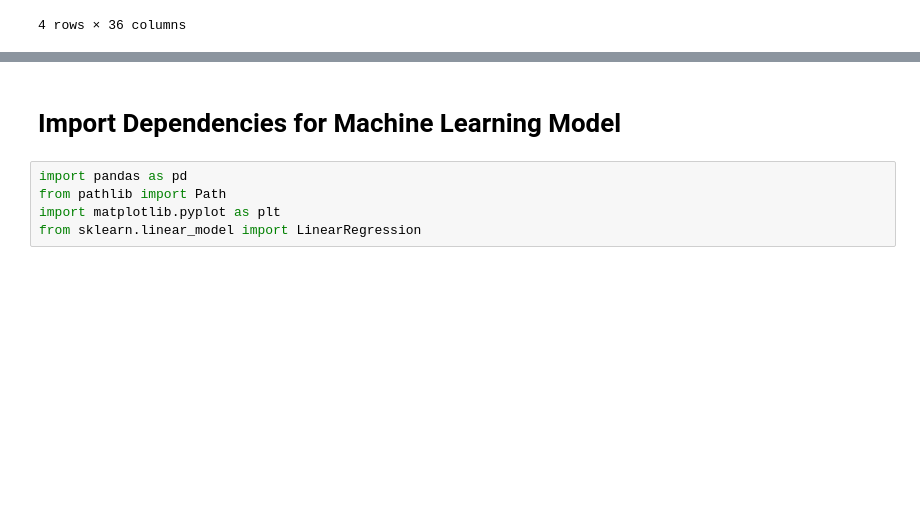
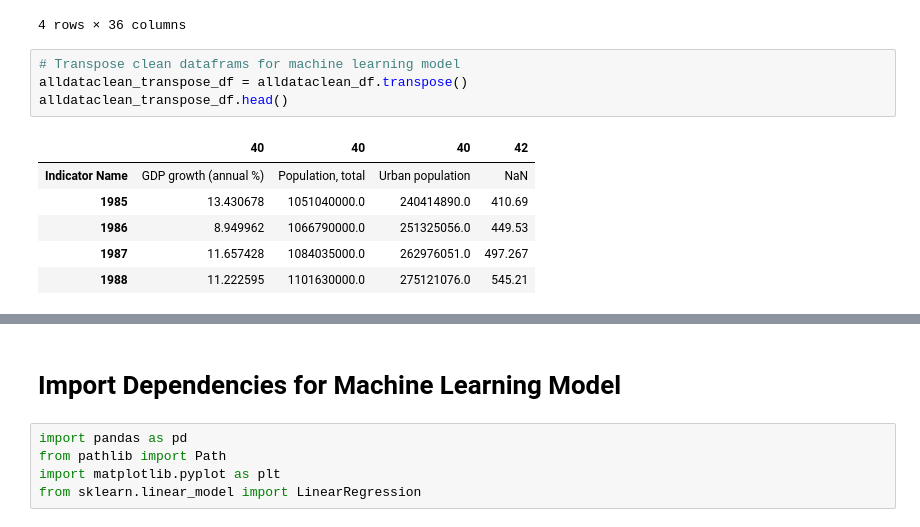
Before and after one commit to jackmcdonnell713/Sustainability_Group, a Jupyter notebook: Final Project.ipynb, the cells around one changed output, grey strips where cells are left out. Cells and saved outputs as stored; diff of their text form; blank space fills up the shorter version.

```diff
--- a/Final Project.ipynb
+++ b/Final Project.ipynb
@@ -126,3 +126,14 @@ alldataclean_df.head()
 | 40 | Urban population | 2.404149e+08 | 2.513251e+08 | 2.629761e+08 | 2.751211e+08 | 2.875042e+08 | 3.001656e+08 | 3.143010e+08 | 3.285215e+08 | 3.429614e+08 | ... |
 | 42 | NaN | 4.106900e+02 | 4.495300e+02 | 4.972670e+02 | 5.452100e+02 | 5.848100e+02 | 6.212000e+02 | 6.775500e+02 | 7.539400e+02 | 8.115900e+02 | ... |
 4 rows × 36 columns
+# %%
+# Transpose clean dataframs for machine learning model
+alldataclean_transpose_df = alldataclean_df.transpose()
+alldataclean_transpose_df.head()
+# %% [output]
+|  | 40 | 40 | 40 | 42 |
+| Indicator Name | GDP growth (annual %) | Population, total | Urban population | NaN |
+| 1985 | 13.430678 | 1051040000.0 | 240414890.0 | 410.69 |
+| 1986 | 8.949962 | 1066790000.0 | 251325056.0 | 449.53 |
+| 1987 | 11.657428 | 1084035000.0 | 262976051.0 | 497.267 |
+| 1988 | 11.222595 | 1101630000.0 | 275121076.0 | 545.21 |
```
Also changed, not shown: parts of 1 cell of this notebook.
